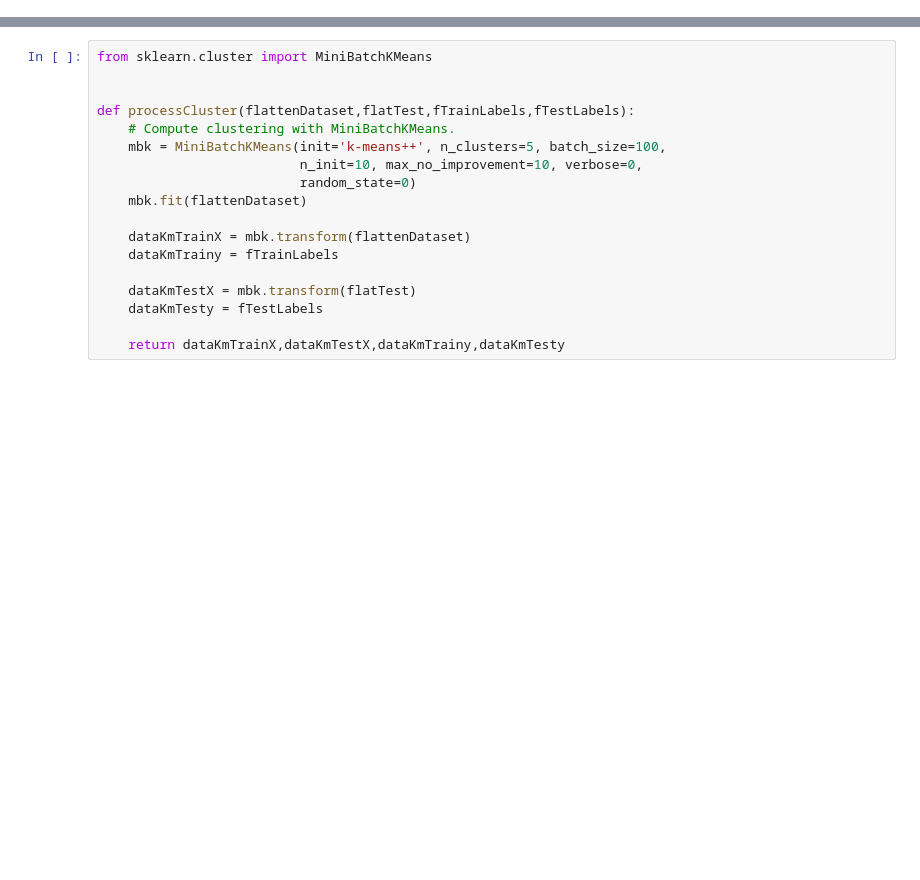
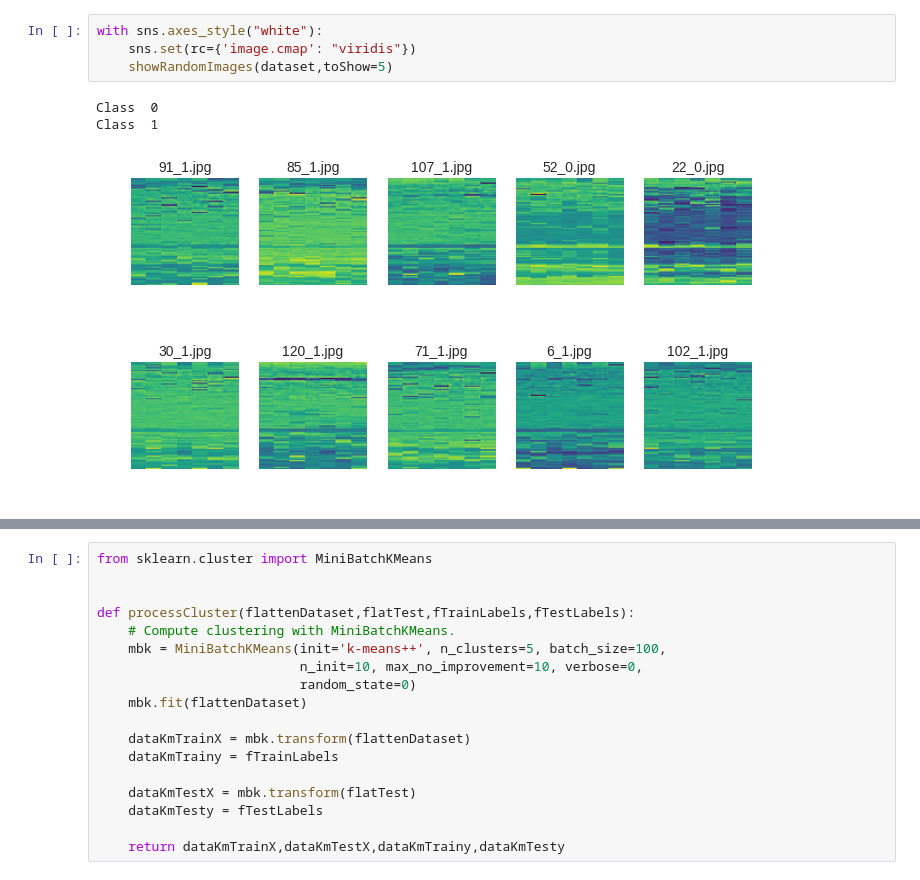
Before and after one commit to aferral/Vibration-fault-classifier, a Jupyter notebook: TheBaselineInnerOuterCase.ipynb, the cells around one changed output, grey strips where cells are left out. Saved outputs shown, nothing was run; the diff lists cells and outputs as text; blank space fills up the shorter version.

```diff
--- a/TheBaselineInnerOuterCase.ipynb
+++ b/TheBaselineInnerOuterCase.ipynb
@@ -243,0 +84,9 @@ Pca with 6 components explained variance 0.303127009918
+# %%
+with sns.axes_style("white"):
+    sns.set(rc={'image.cmap': "viridis"})
+    showRandomImages(dataset,toShow=5)
+# %% [output]
+Class  0
+Class  1
+[figure, added]
+[figure, added]
```
Also changed, not shown: parts of 29 cells of this notebook, 5 other files.
